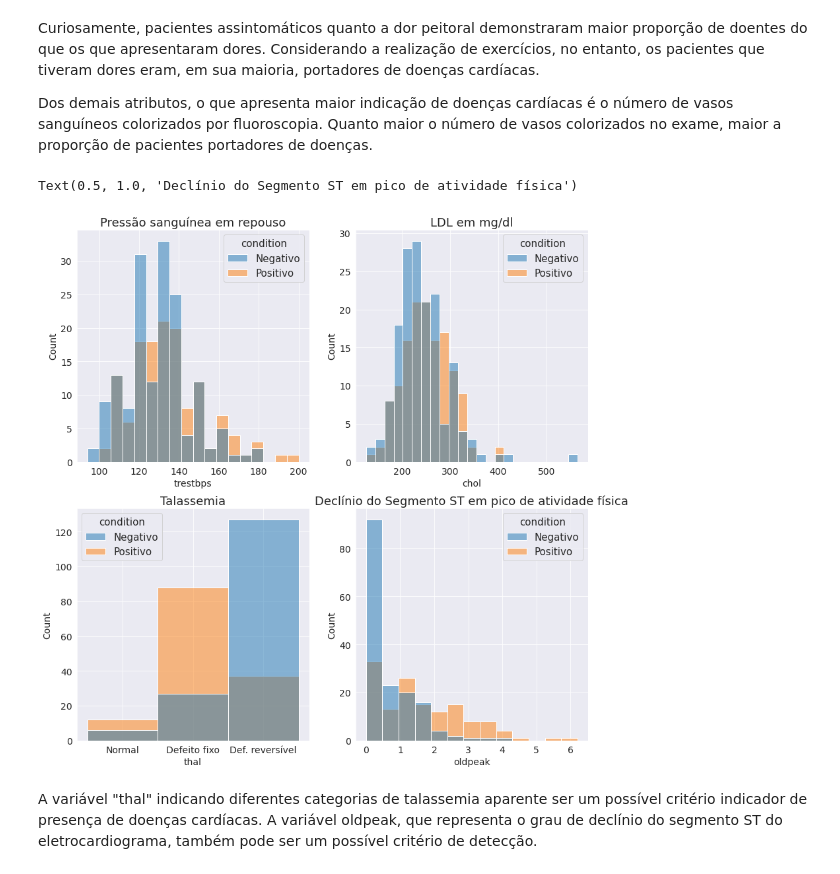
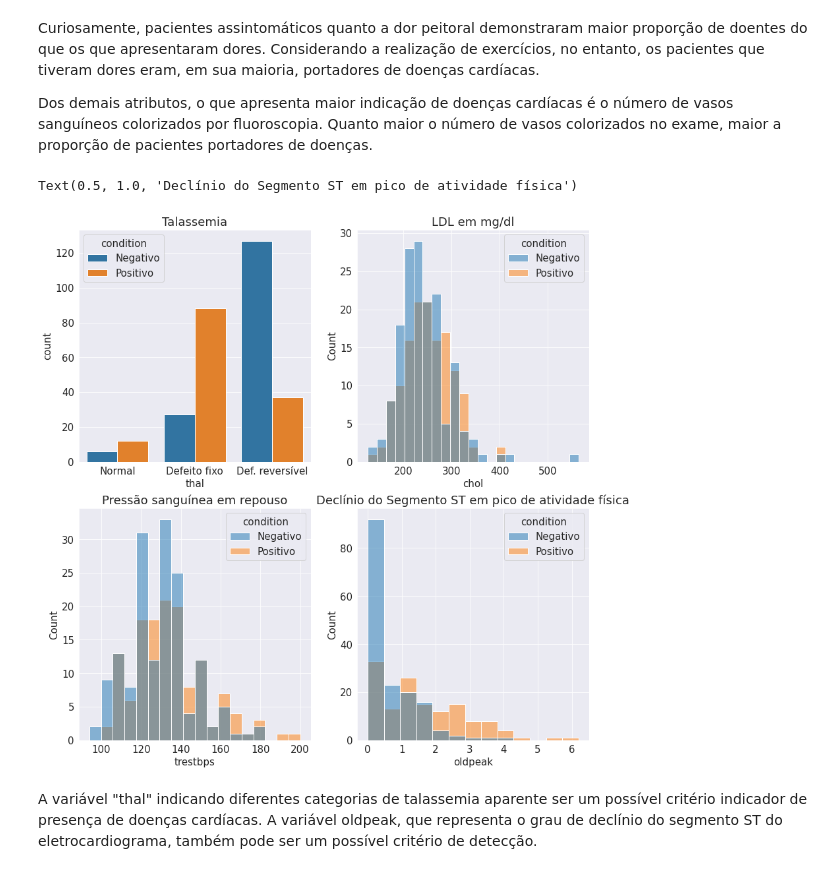
Before and after one commit to guilhermesantos/scc0275, a Jupyter notebook: guilherme/Exploratória heart.ipynb, the cells around one changed output. Saved outputs shown, nothing was run; the diff lists cells and outputs as text; code cells hidden in the pictures.

```diff
--- a/guilherme/Exploratória heart.ipynb
+++ b/guilherme/Exploratória heart.ipynb
@@ -192,22 +202,22 @@ Dos demais atributos, o que apresenta maior indicação de doenças cardíacas
 # %%
 fig, axis = plt.subplots(2, 2, figsize=(10,10))
 plt.subplots_adjust(top=1.2, right=1.2)
 plt.rcParams.update({'font.size': 15})
 
-sns.histplot(exp_heart, x="trestbps", hue="condition", ax=axis[0,0]);
-axis[0,0].set_title("Pressão sanguínea em repouso")
+sns.countplot(data=exp_heart, x="thal", hue="condition", ax=axis[0,0]);
+axis[0,0].set_title("Talassemia")
 
 sns.histplot(exp_heart, x="chol", hue="condition", ax=axis[0,1]);
 axis[0,1].set_title("LDL em mg/dl")
 
-sns.histplot(exp_heart, x="thal", hue="condition", ax=axis[1,0]);
-axis[1,0].set_title("Talassemia")
+sns.histplot(exp_heart, x="trestbps", hue="condition", ax=axis[1,0]);
+axis[1,0].set_title("Pressão sanguínea em repouso")
 
 sns.histplot(exp_heart, x="oldpeak", hue="condition", ax=axis[1,1]);
 axis[1,1].set_title("Declínio do Segmento ST em pico de atividade física")
 # %% [output]
 Text(0.5, 1.0, 'Declínio do Segmento ST em pico de atividade física')
-[figure, old version]
+[figure, new version]
 # %% [markdown]
 A variável "thal" indicando diferentes categorias de talassemia aparente ser um possível critério indicador de presença de doenças cardíacas. A variável oldpeak, que representa o grau de declínio do segmento ST do eletrocardiograma, também pode ser um possível critério de detecção.
 # %%
```
Also changed, not shown: parts of 4 cells of this notebook.
